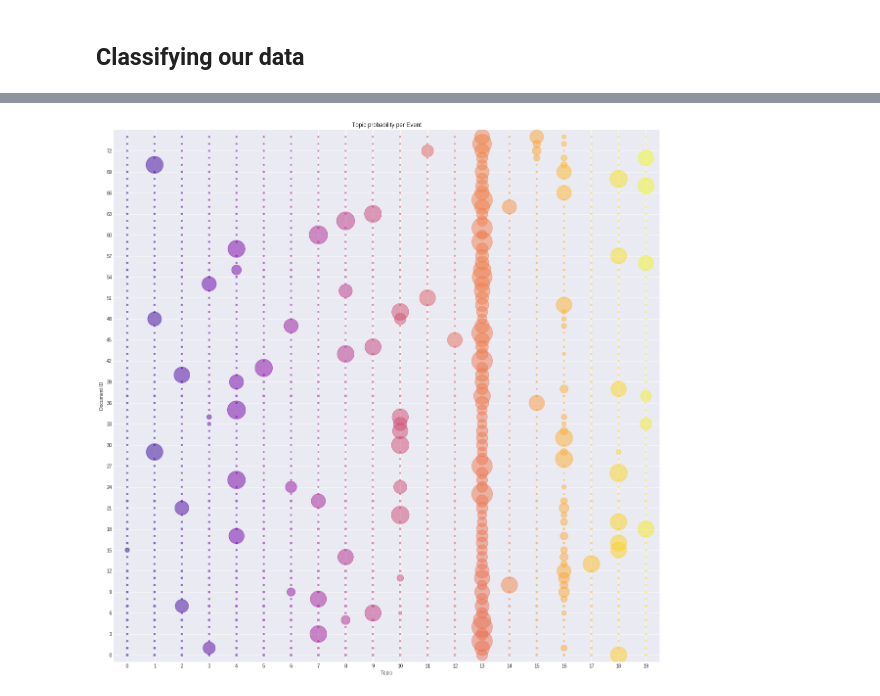
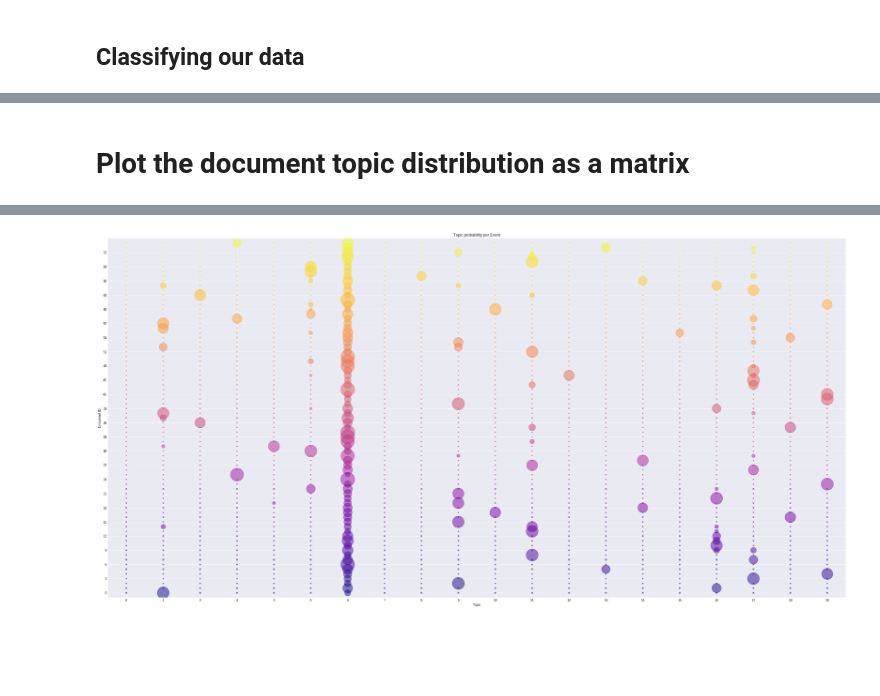
Before and after one commit to amaralcs/meetup_eda, a Jupyter notebook: event_categorisation.ipynb, the cells around one changed output, grey strips where cells are left out. Saved outputs shown, nothing was run; the diff lists cells and outputs as text; code cells hidden in the pictures; blank space fills up the shorter version.

Commit message:
Finished event_categorisation analysis

```diff
--- a/event_categorisation.ipynb
+++ b/event_categorisation.ipynb
@@ -9,6 +9,8 @@ from matplotlib.colors import ListedColormap, LinearSegmentedColormap
 
 from nltk.corpus import stopwords
 from sklearn.feature_extraction.text import TfidfVectorizer, CountVectorizer
+# %%
+IMG_FOLDER = 'filestore/analysis_output/img/'
 # %%
 events = pd.read_csv("./filestore/events/fact_events.csv").drop('Unnamed: 0', axis=1)
 # %%
@@ -385,0 +410,2 @@ len(cmap.colors)
+# %% [markdown]
+# Plot the document topic distribution as a matrix
@@ -386,16 +415,20 @@ len(cmap.colors)
+# %%
+cmap = cm.get_cmap('plasma', 75)
+rgb_arr = [cmap.colors[x] for x in range(75)]
 # %%
-fig, ax = plt.subplots(figsize = (20,20))
+fig, ax = plt.subplots(figsize = (40,20))
 
-cmap = cm.get_cmap('plasma', len(pyl_topics))
-ax.scatter(
-    x = pyl_topics['topic_id'],
-    y = pyl_topics['doc_id'],
-    s = pyl_topics['likelihood']*2000,
-    marker = 'o',
-    alpha = 0.5,
-    c = cmap.colors,
-    cmap = cmap
-)
+for d_id, color in zip(pyl_topics['doc_id'], rgb_arr):
+    mask = pyl_topics['doc_id'] == d_id
+    ax.scatter(
+        x = pyl_topics[mask]['topic_id'],
+        y = pyl_topics[mask]['doc_id'],
+        s = pyl_topics[mask]['likelihood']*2000,
+        marker = 'o',
+        alpha = 0.5,
+        c = color
+    #     cmap =
+    )
 # Labels#
 ax.set_xlabel('Topic')
 ax.set_ylabel('Document ID')
@@ -407,7 +440,6 @@ ax.set_ylim(-1,75)
 ax.set_xticks(range(number_topics))
 ax.set_yticks(range(0,len(events), 3))
 
-#Interact
-ax.can_pan()
-fig.show()
+# Save
+fig.savefig(IMG_FOLDER + 'topic_distrib_cmap.png')
 # %% [output]
@@ -414 +463 @@ fig.show()
-[figure, old version]
+[figure, new version]
```
Also changed, not shown: parts of 16 cells of this notebook.
